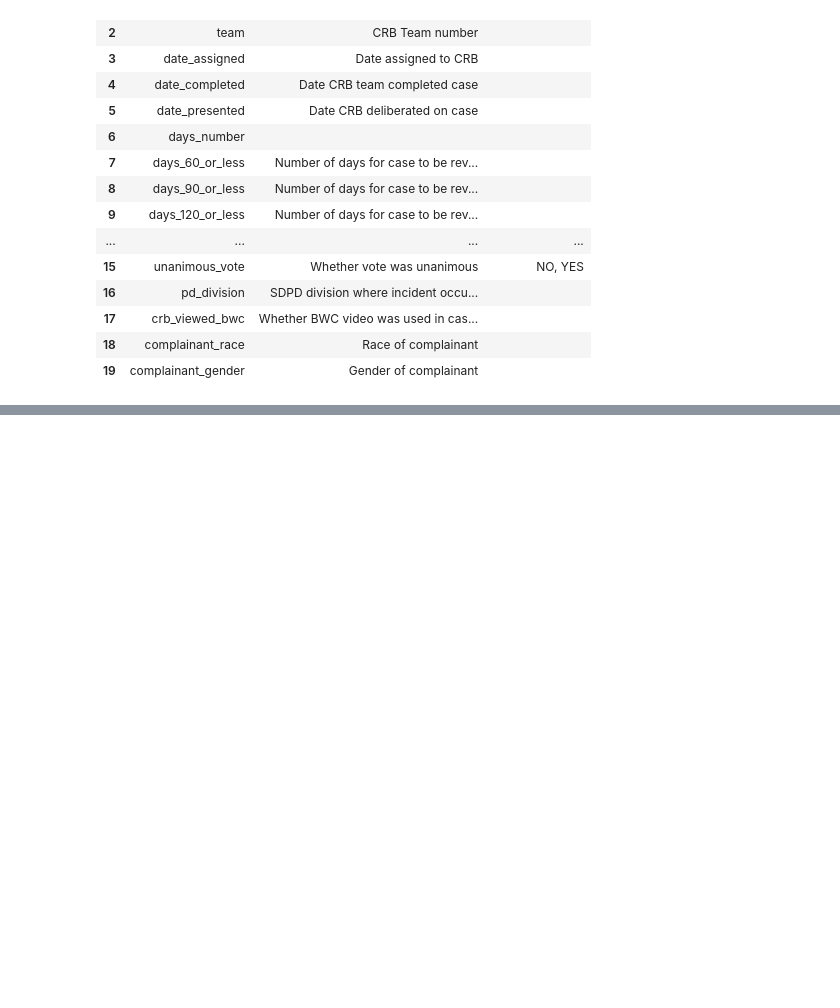
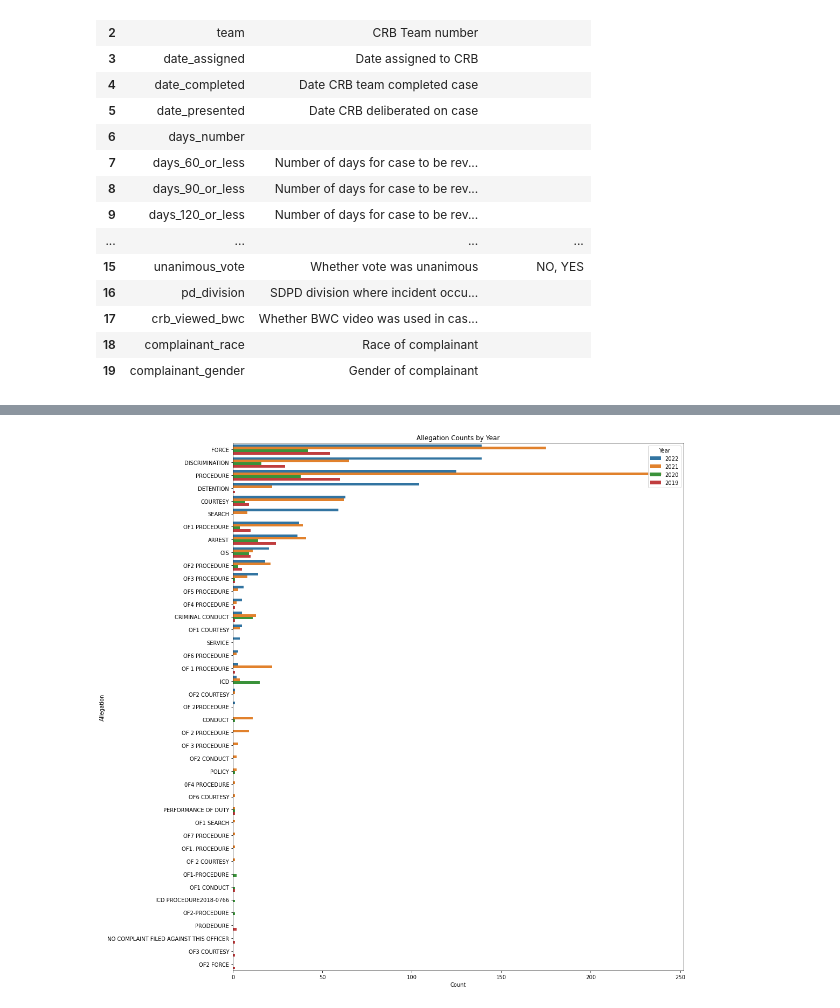
Before and after one commit to ApkimCA/ADS599_Team1, a Jupyter notebook: crb_code(draft).ipynb, the cells around one changed output, grey strips where cells are left out. Cells and saved outputs as stored; diff of their text form; code cells hidden in the pictures; blank space fills up the shorter version.

```diff
--- a/crb_code(draft).ipynb
+++ b/crb_code(draft).ipynb
@@ -279,0 +589,25 @@ TypeError: no numeric data to plot
+# %%
+# Calculate the allegation counts for each year
+alleg_count_22 = fy22['allegation'].value_counts()
+alleg_count_21 = fy21['allegation'].value_counts()
+alleg_count_20 = fy20['allegation'].value_counts()
+alleg_count_19 = fy19['allegation'].value_counts()
+
+# Combine the counts into a single DataFrame
+alleg_counts = pd.concat([alleg_count_22, alleg_count_21, alleg_count_20, alleg_count_19], axis=1)
+alleg_counts.columns = ['2022', '2021', '2020', '2019']
+
+# Reshape the data into a long format
+alleg_counts_long = alleg_counts.stack().reset_index()
+alleg_counts_long.columns = ['Allegation', 'Year', 'Count']
+
+# Create the bar plot
+plt.figure(figsize=(15, 18))
+sns.barplot(data=alleg_counts_long, x='Count', y='Allegation', hue='Year')
+plt.title('Allegation Counts by Year')
+plt.xlabel('Count')
+plt.ylabel('Allegation')
+plt.legend(title='Year')
+plt.show()
+# %% [output]
+[figure, added]
```
Also changed, not shown: parts of 47 cells of this notebook.
